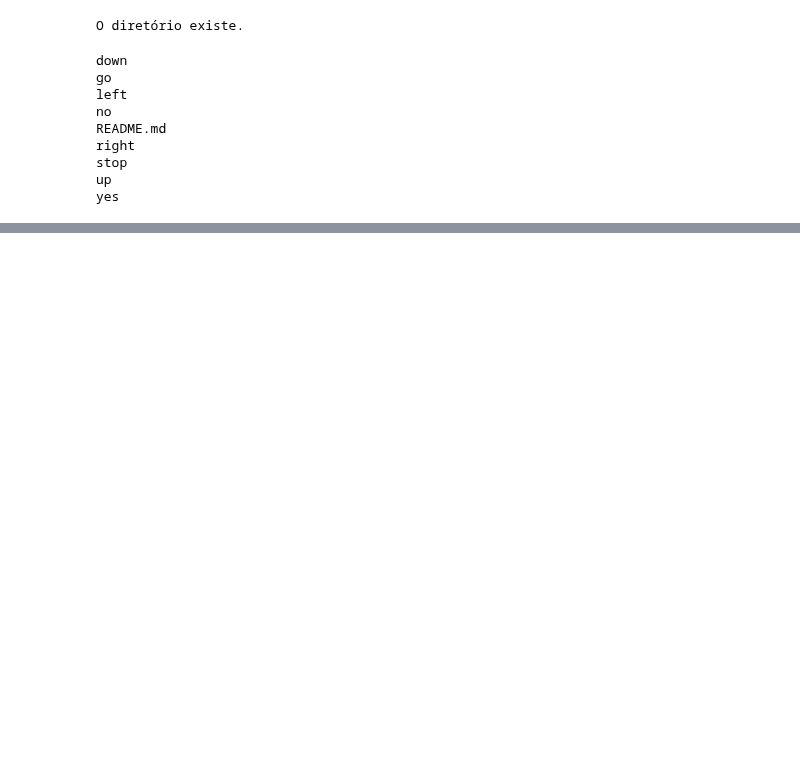
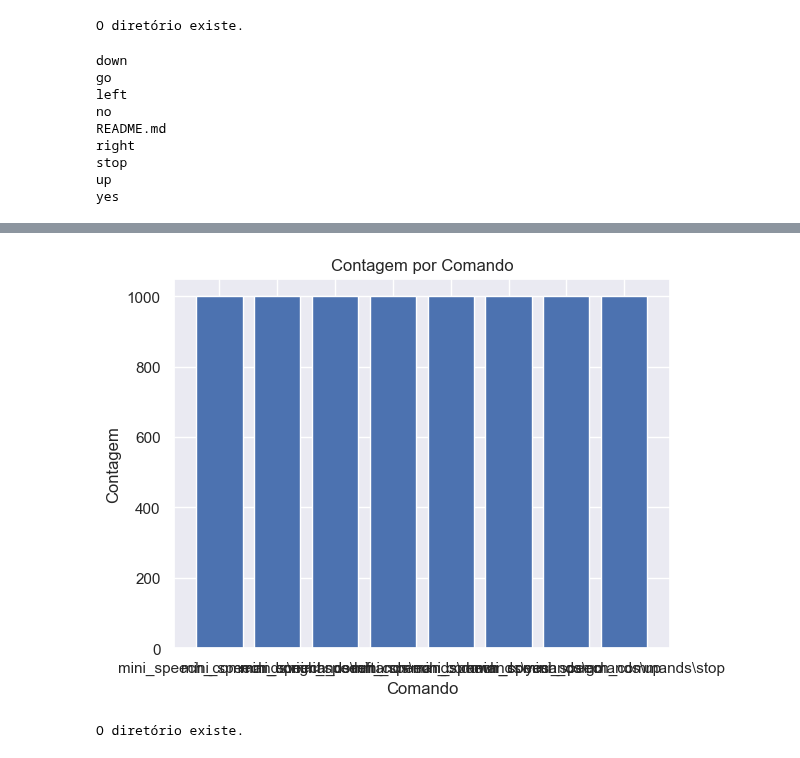
Before and after one commit to eltongaspar/python, a Jupyter notebook: 9-4 Consolidar - Voz e Audio.ipynb, the cells around one changed output, grey strips where cells are left out. Cells and saved outputs as stored; diff of their text form; code cells hidden in the pictures; blank space fills up the shorter version.

```diff
--- a/9-4 Consolidar - Voz e Audio.ipynb
+++ b/9-4 Consolidar - Voz e Audio.ipynb
@@ -138,0 +148,5 @@ yes
+# %%
+# Extrai os rótulos dos dados de fala.
+speech_data_labels = []
+for audio in tqdm(speech_data_list):
+  speech_data_labels.append(os.path.dirname(audio).split('/')[-1])
@@ -138,0 +165,6 @@ yes
+# %%
+# Carrega os dados de áudio com a taxa de amostragem de 16000 Hz.
+!pip install librosa
+loaded_speech_data = []
+for audio in tqdm(speech_data_list):
+  loaded_speech_data.append(librosa.load(audio, sr = 16000))
@@ -138,0 +189,4 @@ yes
+# %%
+# Cria um DataFrame com rótulos, dados de áudio carregados e caminhos.
+df = pd.DataFrame([speech_data_labels, loaded_speech_data, speech_data_list]).T
+df
@@ -138,0 +207,3 @@ yes
+# %%
+df.columns = ['command', 'waves', 'path']
+df
@@ -138,0 +238,23 @@ yes
+# %%
+# Visualiza a distribuição de comandos no dataset.
+import matplotlib.pyplot as plt
+command_counts = df['command'].value_counts()
+
+plt.bar(command_counts.index, command_counts.values)
+plt.xlabel('Comando')
+plt.ylabel('Contagem')
+plt.title('Contagem por Comando')
+plt.show()
+# %% [output]
+[figure, added]
+# %%
+import os
+
+dir_waves = 'D:/Dados/Material_complementar_reconhecimento_voz/mini_speech_commands/mini_speech_commands/'
+
+if os.path.exists(dir_dataset):
+    print("O diretório existe.")
+else:
+    print("O diretório não existe.")
+# %% [output]
+O diretório existe.
```
Also changed, not shown: parts of 16 cells of this notebook.
